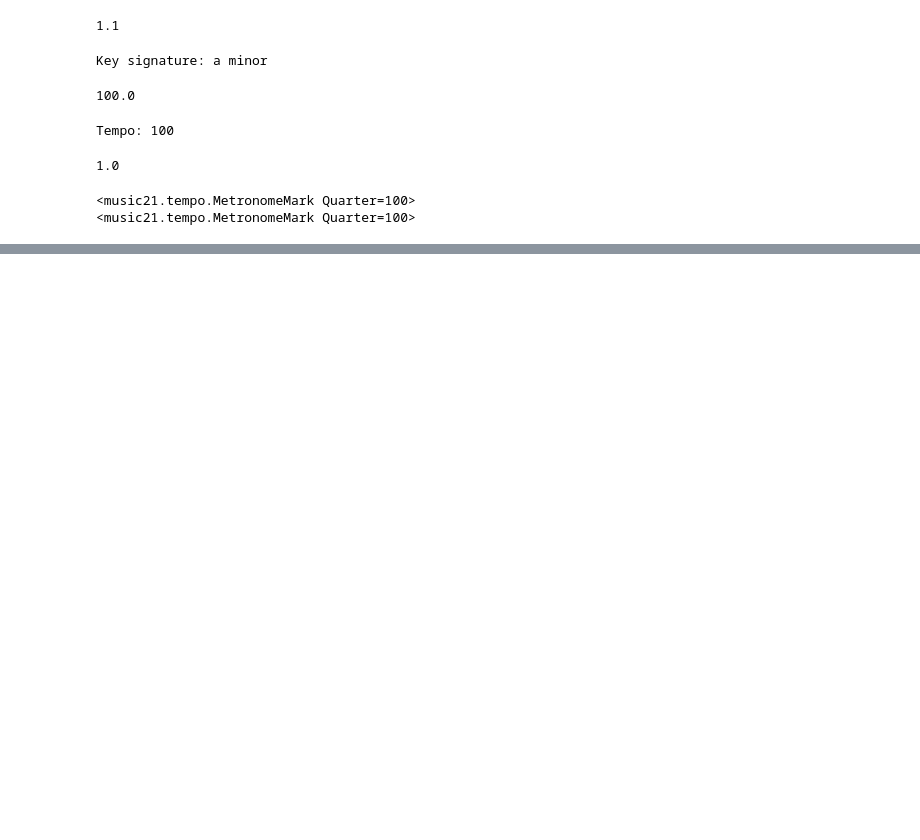
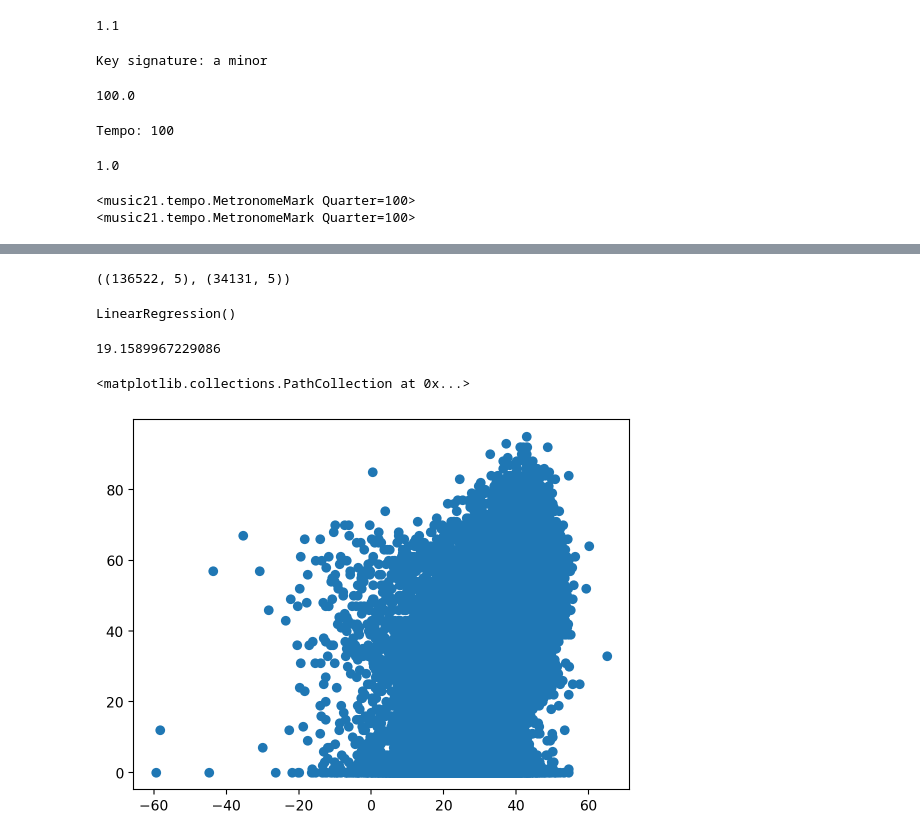
Before and after one commit to brianellis1997/Music_Generation, a Jupyter notebook: Popularity_Model.ipynb, the cells around one changed output, grey strips where cells are left out. Cells and saved outputs as stored; diff of their text form; code cells hidden in the pictures; blank space fills up the shorter version.

```diff
--- a/Popularity_Model.ipynb
+++ b/Popularity_Model.ipynb
@@ -256,0 +301,33 @@ for event in midi_stream.flat:
+# %%
+X_train, X_test, y_train, y_test = train_test_split(X, y, test_size=0.2, random_state=42)
+
+X_train.shape, X_test.shape
+# %% [output]
+((136522, 5), (34131, 5))
+# %%
+sc = StandardScaler()
+
+X_train = sc.fit_transform(X_train)
+X_test = sc.transform(X_test)
+# %%
+lr = LinearRegression()
+
+lr.fit(X_train, y_train)
+# %% [output]
+LinearRegression()
+# %%
+from sklearn.metrics import mean_squared_error
+import numpy as np
+
+y_pred = lr.predict(X_test)
+
+mse = mean_squared_error(y_pred, y_test)
+
+print(np.sqrt(mse))
+# %% [output]
+19.1589967229086
+# %%
+plt.scatter(y_pred, y_test)
+# %% [output]
+<matplotlib.collections.PathCollection at 0x...>
+[figure, added]
```
Also changed, not shown: parts of 10 cells of this notebook.
